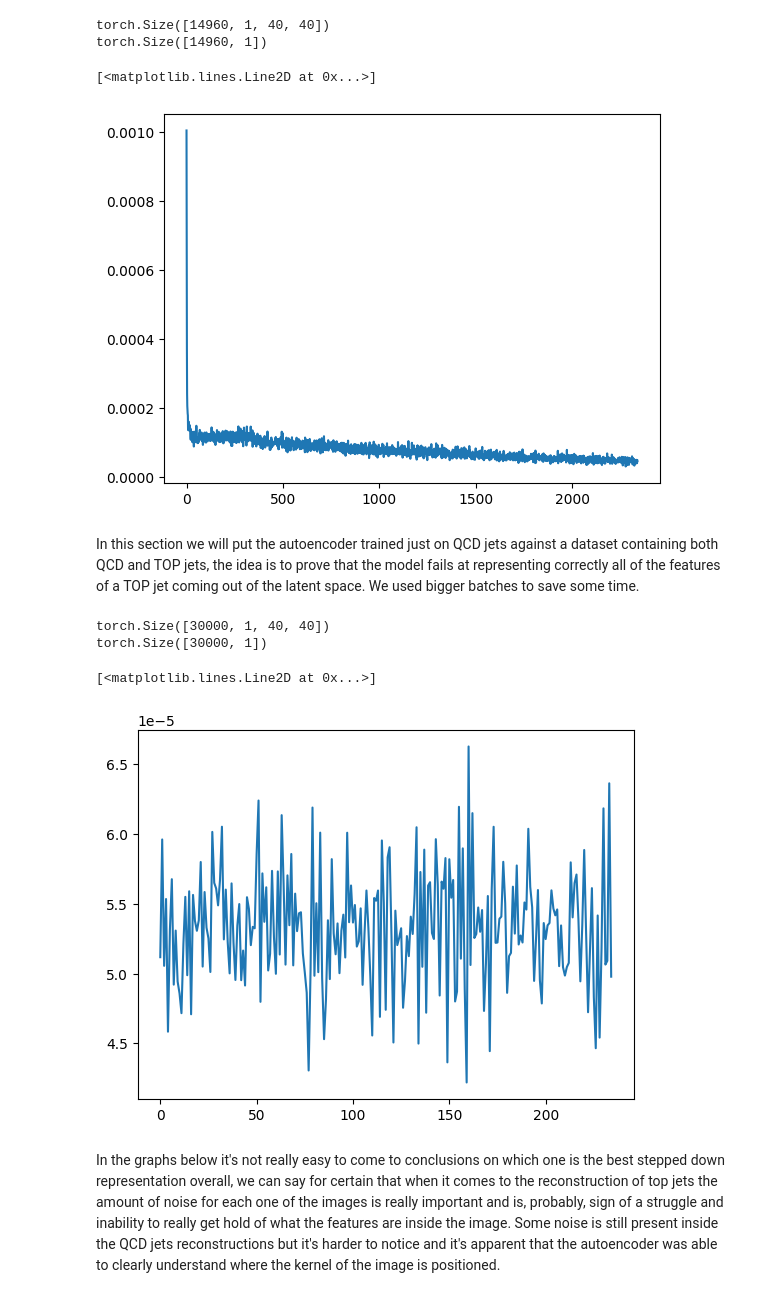
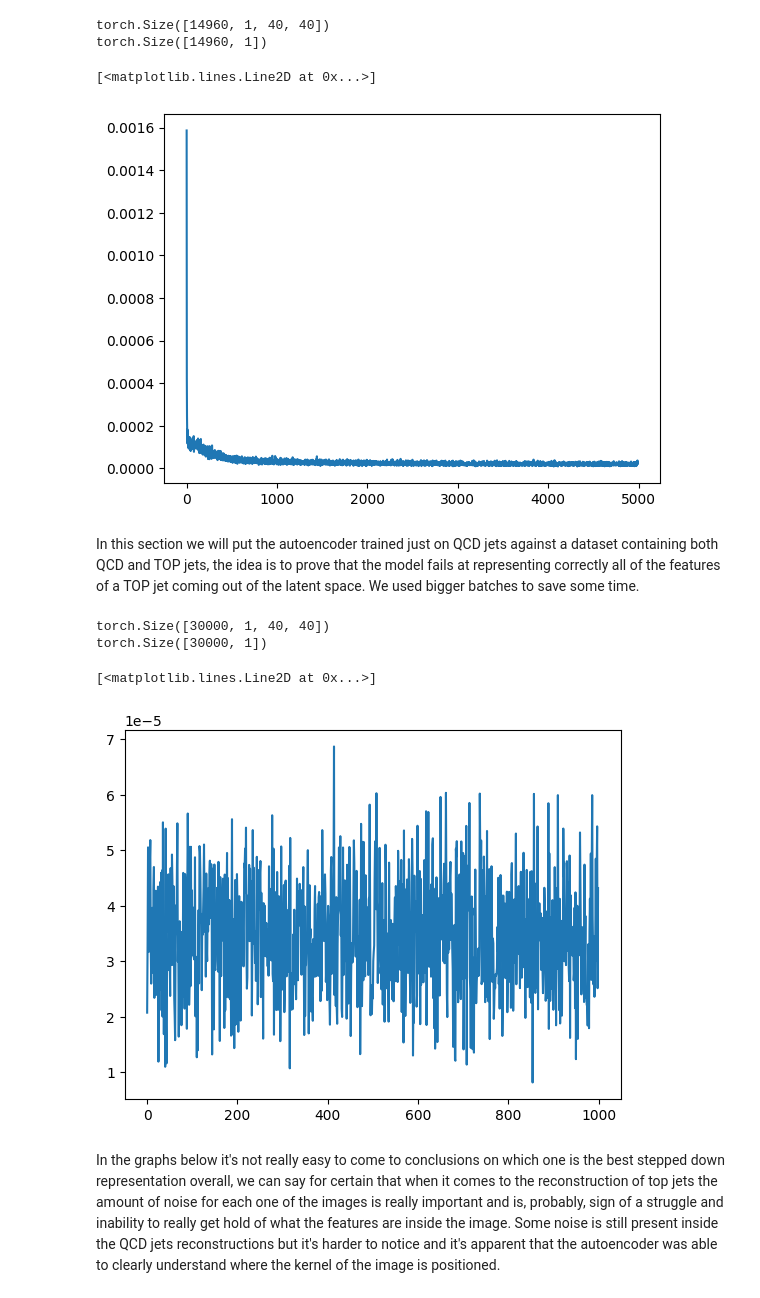
Before and after one commit to S3gmentati0nFault/autoencoders, a Jupyter notebook: sheet08.ipynb, the cells around one changed output. Saved outputs shown, nothing was run; the diff lists cells and outputs as text; code cells hidden in the pictures.

```diff
--- a/sheet08.ipynb
+++ b/sheet08.ipynb
@@ -288,37 +288,24 @@ class Autoencoder(nn.Module):
         super().__init__()
         dense1 = nn.Linear(1600, 512)
         dense2 = nn.Linear(512, 256)
-        dense3 = nn.Linear(256, 128)
-        dense4 = nn.Linear(128, 64)
-        dense5 = nn.Linear(64, inner_rep_size)
+        dense3 = nn.Linear(256, inner_rep_size)
 
-        rev_dense1 = nn.Linear(inner_rep_size, 64)
-        rev_dense2 = nn.Linear(64, 128)
-        rev_dense3 = nn.Linear(128, 256)
+        rev_dense1 = nn.Linear(inner_rep_size, 256)
         rev_dense4 = nn.Linear(256, 512)
         rev_dense5 = nn.Linear(512, 1600)
 
         # Encoder
         self.encoder = nn.Sequential(
-            nn.Flatten(1, 3),
             dense1,
             nn.ReLU(),
             dense2,
             nn.ReLU(),
             dense3,
-            nn.ReLU(),
-            dense4,
-            nn.ReLU(),
-            dense5,
         )
 
         # Decoder
         self.decoder = nn.Sequential(
             rev_dense1,
-            nn.ReLU(),
-            rev_dense2,
-            nn.ReLU(),
-            rev_dense3,
             nn.ReLU(),
             rev_dense4,
             nn.ReLU(),
@@ -326,9 +313,11 @@ class Autoencoder(nn.Module):
         )
 
     def forward(self, x):
+        shape = x.shape
+        x = x.flatten(1)
         x = self.encoder(x)
         x = self.decoder(x)
-        return x
+        return x.reshape(shape)
 # %%
 # Train autoencoder function used to train the autoencoder model
 def train_autoencoder( model, dataloader, epochs = 10, learning_rate = 0.001 ):
@@ -340,8 +329,7 @@ def train_autoencoder( model, dataloader, epochs = 10, learning_rate = 0.001 ):
         for x, y in dataloader:
             optimizer.zero_grad()
             outputs = model(x)
-            reshaped_outputs = ( outputs.reshape( x.shape ) )
-            loss = loss_function( reshaped_outputs, x )
+            loss = loss_function( outputs, x )
             loss.backward()
             optimizer.step()
             losses.append( loss.item() )
@@ -361,9 +349,9 @@ print(qcd_train_labels.shape)
 
 # Building the dataloader
 train_dataset = dataset_manipulator( qcd_train_tensor, qcd_train_labels )
-trn_dataloader = torch.utils.data.DataLoader( train_dataset, batch_size=64, shuffle=True )
+trn_dataloader = torch.utils.data.DataLoader( train_dataset, batch_size=30, shuffle=True )
 
-model = Autoencoder(10)
+model = Autoencoder(20)
 losses = train_autoencoder( model, trn_dataloader)
 # %% [output]
 torch.Size([14960, 1, 40, 40])
@@ -372,7 +360,7 @@ torch.Size([14960, 1])
 plt.plot( losses )
 # %% [output]
 [<matplotlib.lines.Line2D at 0x...>]
-[figure, old version]
+[figure, new version]
 # %%
 # Test autoencoder function used to test the autoencoder model
 def test_autoencoder( model, dataloader ):
@@ -381,8 +369,7 @@ def test_autoencoder( model, dataloader ):
 
     for x, y in dataloader:
         outputs = model(x)
-        reshaped_outputs = ( outputs.reshape( x.shape ) )
-        loss = loss_function( reshaped_outputs, x )
+        loss = loss_function( outputs, x )
         losses.append( loss.item() )
 
     return losses
@@ -391,20 +378,20 @@ In this section we will put the autoencoder trained just on QCD jets against a d
 # %%
 test_jets = torch.tensor(z_test.astype(np.float32))
 print(test_jets.shape)
 
 test_jets_labels = torch.Tensor( y_test.astype(np.float32) ).unsqueeze( -1 )
 print(test_jets_labels.shape)
 
 test_dataset = dataset_manipulator( test_jets, test_jets_labels )
-tst_dataloader = torch.utils.data.DataLoader( test_dataset, batch_size=128, shuffle=False )
+tst_dataloader = torch.utils.data.DataLoader( test_dataset, batch_size=30, shuffle=False )
 
 losses = test_autoencoder(model, tst_dataloader)
 plt.plot(losses)
 # %% [output]
 torch.Size([30000, 1, 40, 40])
 torch.Size([30000, 1])
 [<matplotlib.lines.Line2D at 0x...>]
-[figure, old version]
+[figure, new version]
 # %% [markdown]
 In the graphs below it's not really easy to come to conclusions on which one is the best stepped down representation overall, we can say for certain that when it comes to the reconstruction of top jets the amount of noise for each one of the images is really important and is, probably, sign of a struggle and inability to really get hold of what the features are inside the image. Some noise is still present inside the QCD jets reconstructions but it's harder to notice and it's apparent that the autoencoder was able to clearly understand where the kernel of the image is positioned.
 # %%
```
Also changed, not shown: parts of 4 cells of this notebook.
